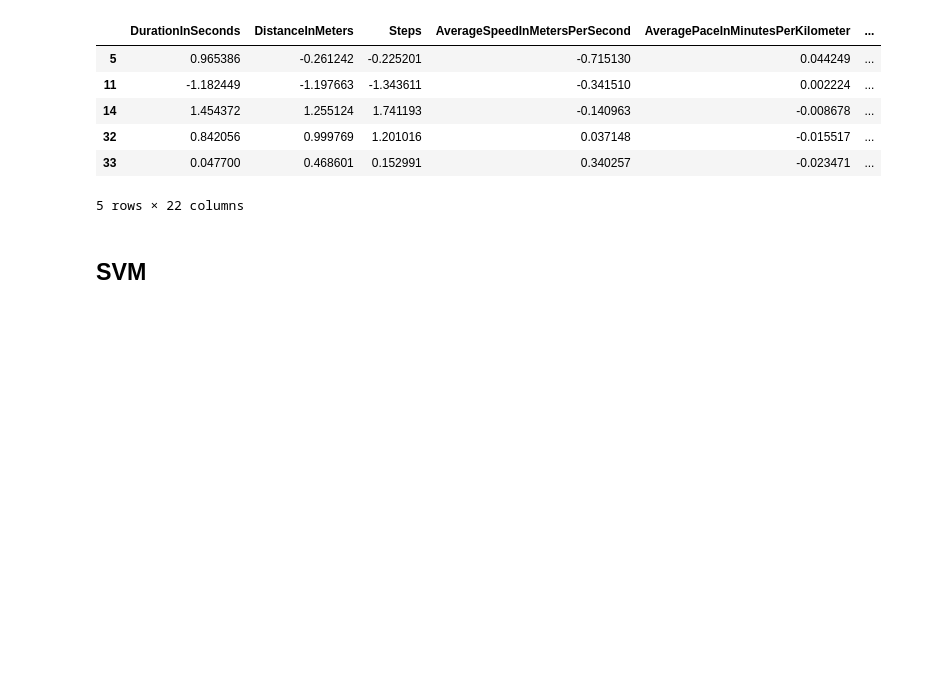
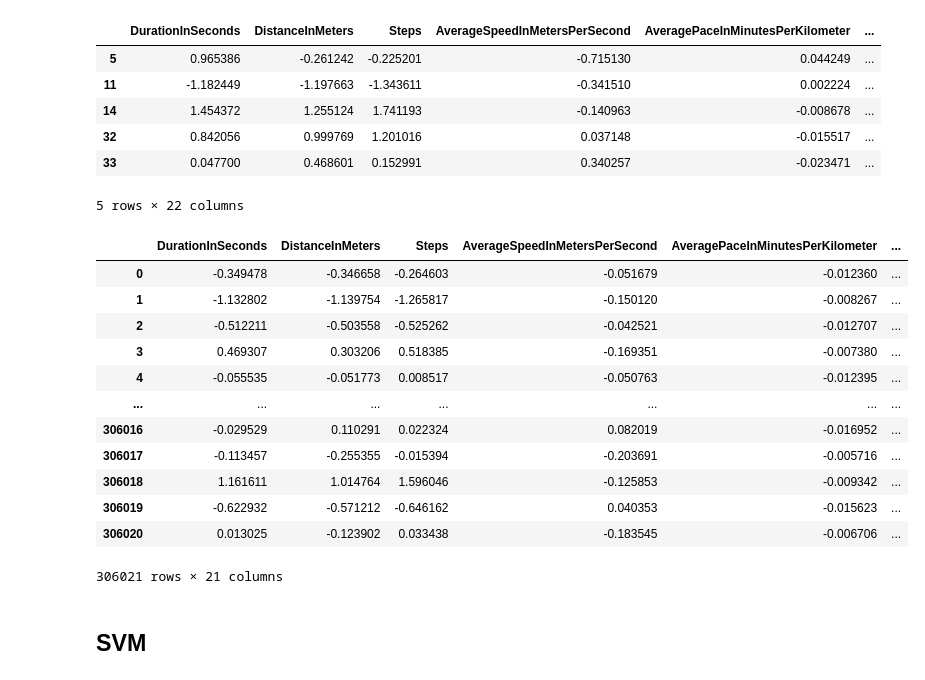
Before and after one commit to lauraich/running_anomalies_detection_data_analysis, a Jupyter notebook: Proyecto_final_analisis_de_datos_I.ipynb, the cells around one changed output. Saved outputs shown, nothing was run; the diff lists cells and outputs as text; code cells hidden in the pictures; blank space fills up the shorter version.

```diff
--- a/Proyecto_final_analisis_de_datos_I.ipynb
+++ b/Proyecto_final_analisis_de_datos_I.ipynb
@@ -1267,6 +1269,22 @@ anomalies.head()
 | 32 | 0.842056 | 0.999769 | 1.201016 | 0.037148 | -0.015517 | ... |
 | 33 | 0.047700 | 0.468601 | 0.152991 | 0.340257 | -0.023471 | ... |
 5 rows × 22 columns
+# %%
+df_encoded_scaled.drop('cluster_labels', axis=1)
+# %% [output]
+|  | DurationInSeconds | DistanceInMeters | Steps | AverageSpeedInMetersPerSecond | AveragePaceInMinutesPerKilometer | ... |
+| 0 | -0.349478 | -0.346658 | -0.264603 | -0.051679 | -0.012360 | ... |
+| 1 | -1.132802 | -1.139754 | -1.265817 | -0.150120 | -0.008267 | ... |
+| 2 | -0.512211 | -0.503558 | -0.525262 | -0.042521 | -0.012707 | ... |
+| 3 | 0.469307 | 0.303206 | 0.518385 | -0.169351 | -0.007380 | ... |
+| 4 | -0.055535 | -0.051773 | 0.008517 | -0.050763 | -0.012395 | ... |
+| ... | ... | ... | ... | ... | ... | ... |
+| 306016 | -0.029529 | 0.110291 | 0.022324 | 0.082019 | -0.016952 | ... |
+| 306017 | -0.113457 | -0.255355 | -0.015394 | -0.203691 | -0.005716 | ... |
+| 306018 | 1.161611 | 1.014764 | 1.596046 | -0.125853 | -0.009342 | ... |
+| 306019 | -0.622932 | -0.571212 | -0.646162 | 0.040353 | -0.015623 | ... |
+| 306020 | 0.013025 | -0.123902 | 0.033438 | -0.183545 | -0.006706 | ... |
+306021 rows × 21 columns
 # %% [markdown]
 ## SVM
 # %%
```
Also changed, not shown: parts of 6 cells of this notebook.
